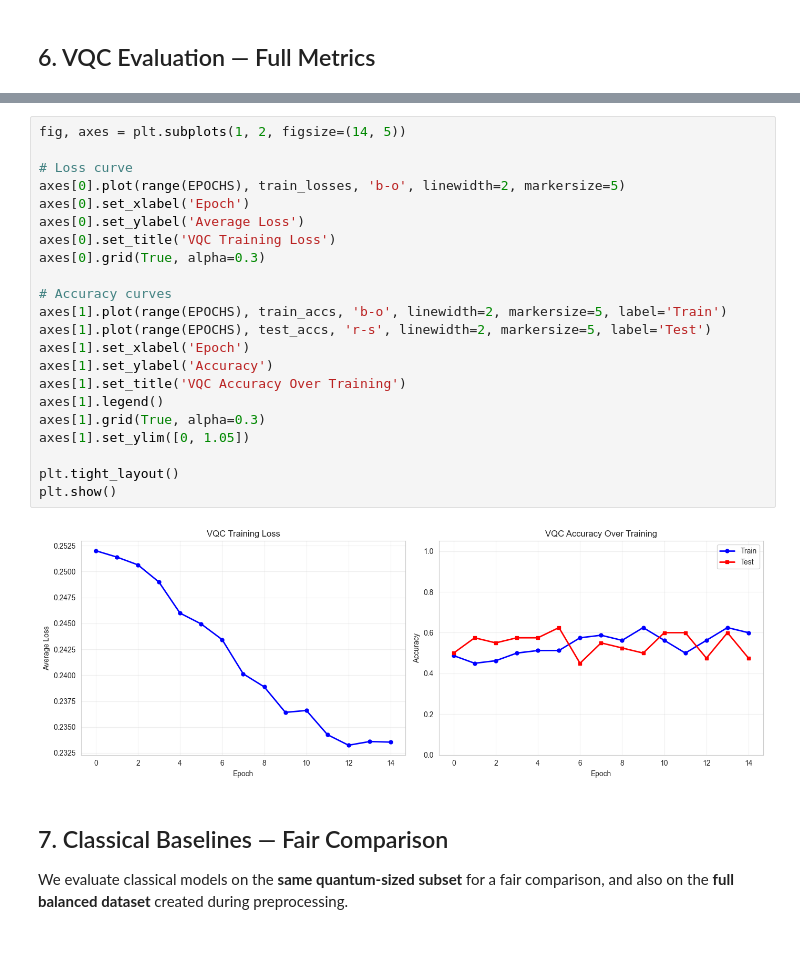
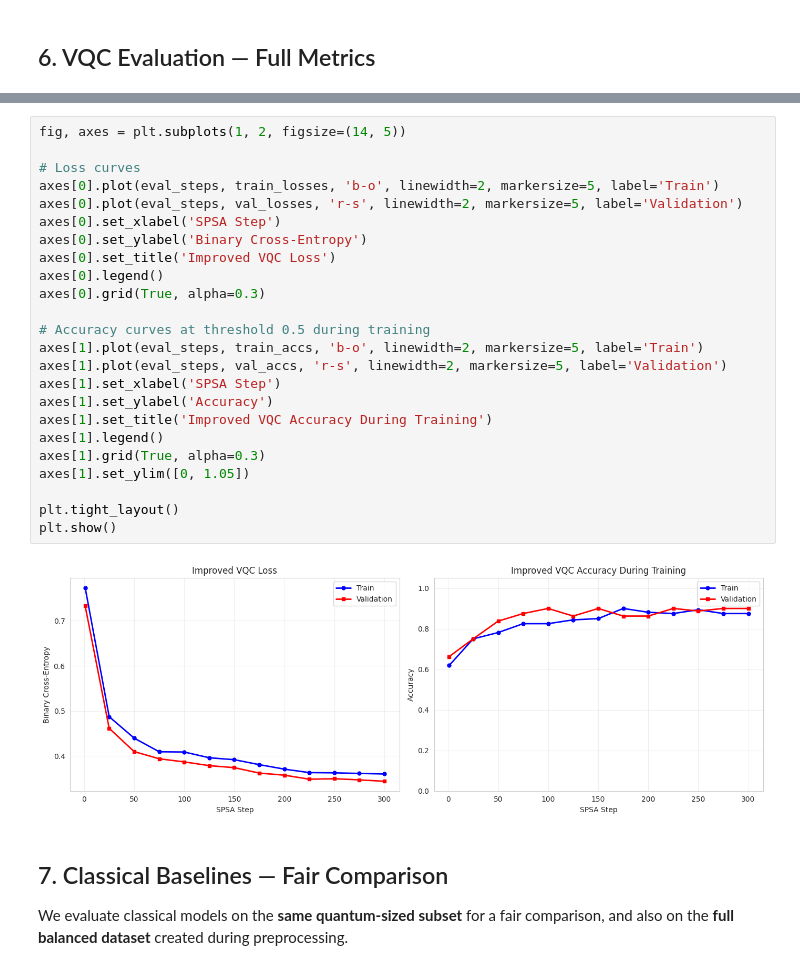
Before and after one commit to Abhinaba925/Quantum-Machine-Learning, a Jupyter notebook: Variational_Quantum_Classifier.ipynb, the cells around one changed output, grey strips where cells are left out. Drawn from its saved outputs; the diff is of its cells as text.

```diff
--- a/Variational_Quantum_Classifier.ipynb
+++ b/Variational_Quantum_Classifier.ipynb
@@ -453,27 +526,29 @@ VARIATIONAL QUANTUM CLASSIFIER — TEST RESULTS
 # %%
 fig, axes = plt.subplots(1, 2, figsize=(14, 5))
 
-# Loss curve
-axes[0].plot(range(EPOCHS), train_losses, 'b-o', linewidth=2, markersize=5)
-axes[0].set_xlabel('Epoch')
-axes[0].set_ylabel('Average Loss')
-axes[0].set_title('VQC Training Loss')
+# Loss curves
+axes[0].plot(eval_steps, train_losses, 'b-o', linewidth=2, markersize=5, label='Train')
+axes[0].plot(eval_steps, val_losses, 'r-s', linewidth=2, markersize=5, label='Validation')
+axes[0].set_xlabel('SPSA Step')
+axes[0].set_ylabel('Binary Cross-Entropy')
+axes[0].set_title('Improved VQC Loss')
+axes[0].legend()
 axes[0].grid(True, alpha=0.3)
 
-# Accuracy curves
-axes[1].plot(range(EPOCHS), train_accs, 'b-o', linewidth=2, markersize=5, label='Train')
-axes[1].plot(range(EPOCHS), test_accs, 'r-s', linewidth=2, markersize=5, label='Test')
-axes[1].set_xlabel('Epoch')
+# Accuracy curves at threshold 0.5 during training
+axes[1].plot(eval_steps, train_accs, 'b-o', linewidth=2, markersize=5, label='Train')
+axes[1].plot(eval_steps, val_accs, 'r-s', linewidth=2, markersize=5, label='Validation')
+axes[1].set_xlabel('SPSA Step')
 axes[1].set_ylabel('Accuracy')
-axes[1].set_title('VQC Accuracy Over Training')
+axes[1].set_title('Improved VQC Accuracy During Training')
 axes[1].legend()
 axes[1].grid(True, alpha=0.3)
 axes[1].set_ylim([0, 1.05])
 
 plt.tight_layout()
 plt.show()
 # %% [output]
-[figure, old version]
+[figure, new version]
 # %% [markdown]
 ## 7. Classical Baselines — Fair Comparison
 
```
Also changed, not shown: parts of 14 cells of this notebook.
